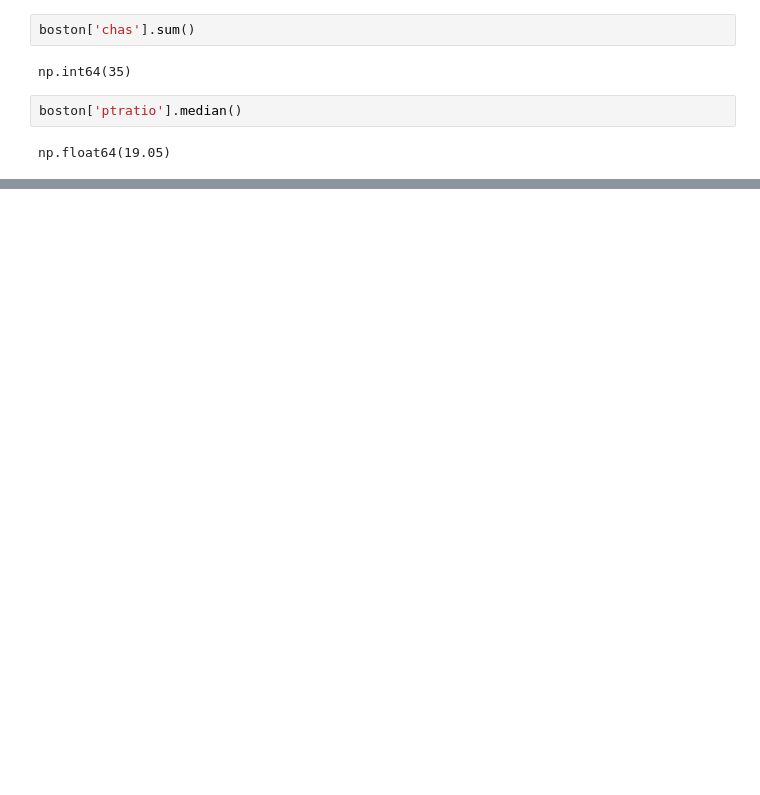
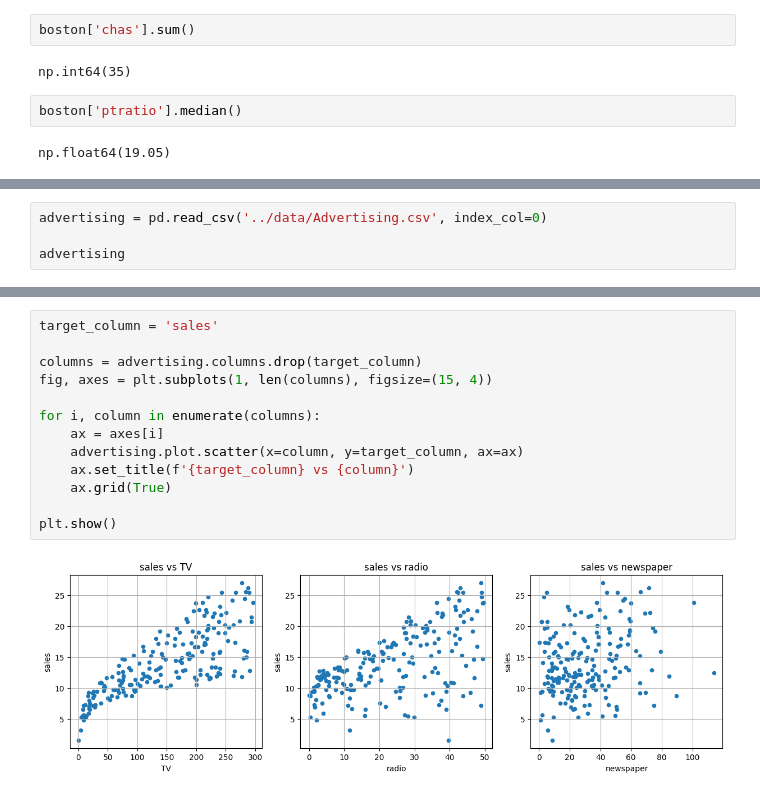
Before and after one commit to azizka85/Data-Science, a Jupyter notebook: notebooks/islp/exercises/ch2_introduction_python.ipynb, the cells around one changed output, grey strips where cells are left out. Cells and saved outputs as stored; diff of their text form; blank space fills up the shorter version.

```diff
--- a/notebooks/islp/exercises/ch2_introduction_python.ipynb
+++ b/notebooks/islp/exercises/ch2_introduction_python.ipynb
@@ -310,0 +313,4 @@ np.float64(19.05)
+# %%
+advertising = pd.read_csv('../data/Advertising.csv', index_col=0)
+
+advertising
@@ -310,0 +351,15 @@ np.float64(19.05)
+# %%
+target_column = 'sales'
+
+columns = advertising.columns.drop(target_column)
+fig, axes = plt.subplots(1, len(columns), figsize=(15, 4))
+
+for i, column in enumerate(columns):
+    ax = axes[i]
+    advertising.plot.scatter(x=column, y=target_column, ax=ax)
+    ax.set_title(f'{target_column} vs {column}')
+    ax.grid(True)
+
+plt.show()
+# %% [output]
+[figure, added]
```
Also changed, not shown: parts of 8 cells of this notebook, 4 other files.
